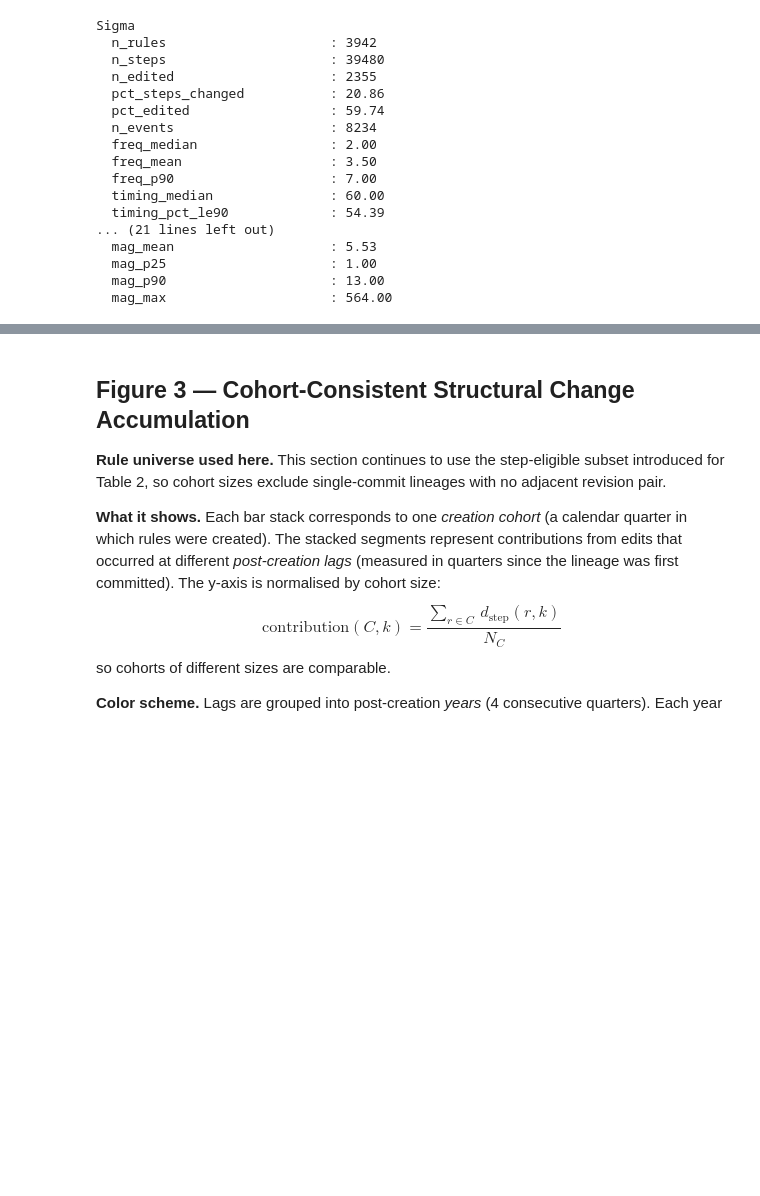
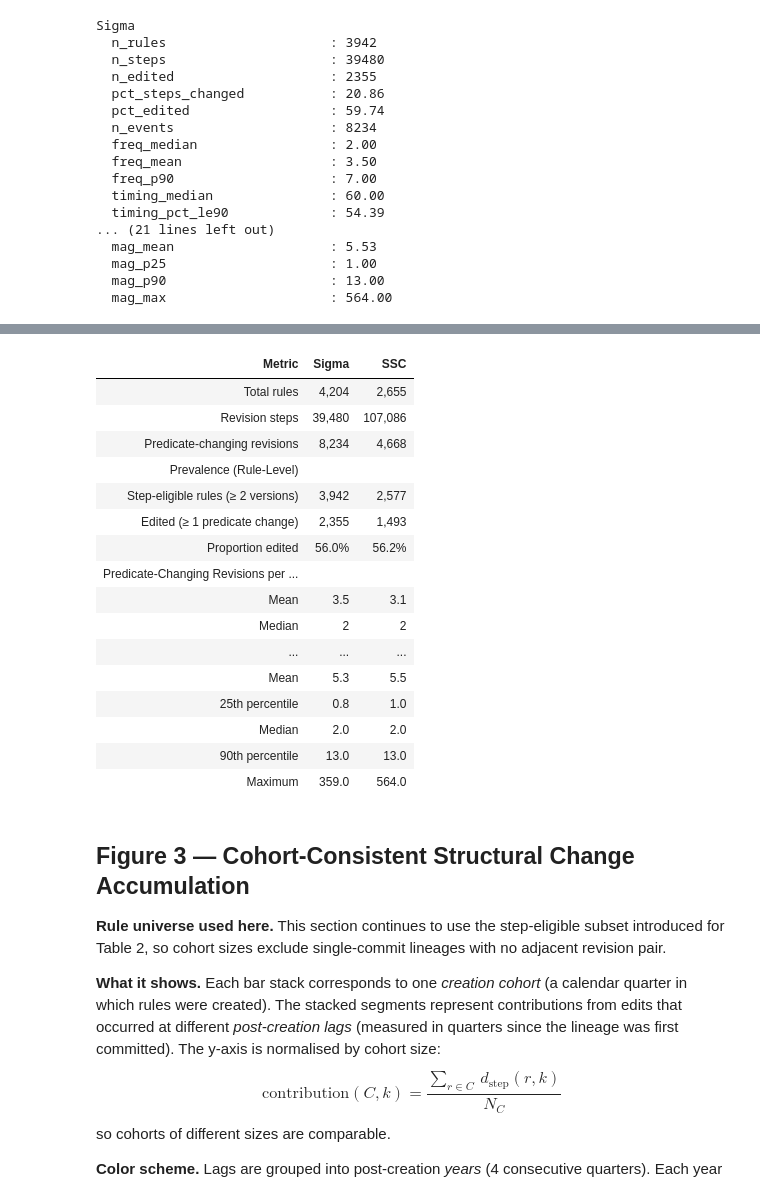
Before and after one commit to Elena6918/Evolution-of-Log-Based-Detection-Rules, a Jupyter notebook: analysis/scripts/temporal.ipynb, the cells around one changed output, grey strips where cells are left out. Saved outputs shown, nothing was run; the diff lists cells and outputs as text; code cells hidden in the pictures; blank space fills up the shorter version.

```diff
--- a/analysis/scripts/temporal.ipynb
+++ b/analysis/scripts/temporal.ipynb
@@ -619,3 +618,74 @@ Sigma
   mag_p25                     : 1.00
   mag_p90                     : 13.00
   mag_max                     : 564.00
+# %%
+# Table 2: summary of rule revisions.
+# Prevalence uses all rules; frequency and timing use edited rules;
+# magnitude uses predicate-changing revisions.
+summary_stats = {}
+for label in ('Sigma', 'SSC'):
+    s = corpus_stats(label).copy()
+    s['n_step_eligible'] = s['n_rules']
+    s['n_rules'] = int((df_rules_all['corpus'] == label).sum())
+    s['pct_edited'] = (
+        100.0 * s['n_edited'] / s['n_rules'] if s['n_rules'] else float('nan')
+    )
+    summary_stats[label] = s
+
+
+def summary_row(metric, key, formatter):
+    return {'Metric': metric, **{
+        label: formatter(summary_stats[label][key])
+        for label in ('Sigma', 'SSC')
+    }}
+
+
+def summary_section(title):
+    return {'Metric': title, 'Sigma': '', 'SSC': ''}
+
+
+summary_rows = [
+    summary_row('Total rules', 'n_rules', fmt_int),
+    summary_row('Revision steps', 'n_steps', fmt_int),
+    summary_row('Predicate-changing revisions', 'n_events', fmt_int),
+    summary_section('Prevalence (Rule-Level)'),
+    summary_row('Step-eligible rules (≥ 2 versions)', 'n_step_eligible', fmt_int),
+    summary_row('Edited (≥ 1 predicate change)', 'n_edited', fmt_int),
+    summary_row('Proportion edited', 'pct_edited', lambda x: f'{x:.1f}%'),
+    summary_section('Predicate-Changing Revisions per Edited Rule'),
+    summary_row('Mean', 'freq_mean', fmt_f1),
+    summary_row('Median', 'freq_median', fmt_int),
+    summary_row('90th percentile', 'freq_p90', fmt_int),
+    summary_section('Timing of Revisions'),
+    summary_row('Days to first revision (median)', 'timing_median', fmt_int),
+    summary_row('At least one revision in first 90 days', 'timing_pct_le90', lambda x: f'{x:.1f}%'),
+    summary_row('First revision after 2 years', 'timing_pct_gt730', lambda x: f'{x:.1f}%'),
+    summary_section('Revision Magnitude (d_pred)'),
+    summary_row('Mean', 'mag_mean', fmt_f1),
+    summary_row('25th percentile', 'mag_p25', fmt_f1),
+    summary_row('Median', 'mag_median', fmt_f1),
+    summary_row('90th percentile', 'mag_p90', fmt_f1),
+    summary_row('Maximum', 'mag_max', fmt_f1),
+]
+table2 = pd.DataFrame(summary_rows, columns=['Metric', 'Sigma', 'SSC'])
+
+
+def style_summary_section(row):
+    style = 'font-style: italic; font-weight: bold; background-color: #eeeeee;' if row['Sigma'] == '' else ''
+    return [style] * len(row)
+
+
+table2_display = (
+    table2.style
+    .hide(axis='index')
+    .apply(style_summary_section, axis=1)
+    .set_properties(subset=['Metric'], **{'text-align': 'left'})
+    .set_properties(subset=['Sigma', 'SSC'], **{'text-align': 'right'})
+    .set_caption(
+        'Summary of rule revisions. Prevalence is computed over all rules; '
+        'other rule-level statistics over edited rules; and magnitude statistics '
+        'over predicate-changing revisions.'
+    )
+)
+display(table2_display)
+# %% [output]
@@ -622,3 +693,20 @@ Sigma
+| Metric | Sigma | SSC |
+| Total rules | 4,204 | 2,655 |
+| Revision steps | 39,480 | 107,086 |
+| Predicate-changing revisions | 8,234 | 4,668 |
+| Prevalence (Rule-Level) |  |  |
+| Step-eligible rules (≥ 2 versions) | 3,942 | 2,577 |
+| Edited (≥ 1 predicate change) | 2,355 | 1,493 |
+| Proportion edited | 56.0% | 56.2% |
+| Predicate-Changing Revisions per ... |  |  |
+| Mean | 3.5 | 3.1 |
+| Median | 2 | 2 |
+| ... | ... | ... |
+| Mean | 5.3 | 5.5 |
+| 25th percentile | 0.8 | 1.0 |
+| Median | 2.0 | 2.0 |
+| 90th percentile | 13.0 | 13.0 |
+| Maximum | 359.0 | 564.0 |
 # %% [markdown]
 ## Figure 3 — Cohort-Consistent Structural Change Accumulation
 
```
Also changed, not shown: parts of 6 cells of this notebook, 7 other files.
